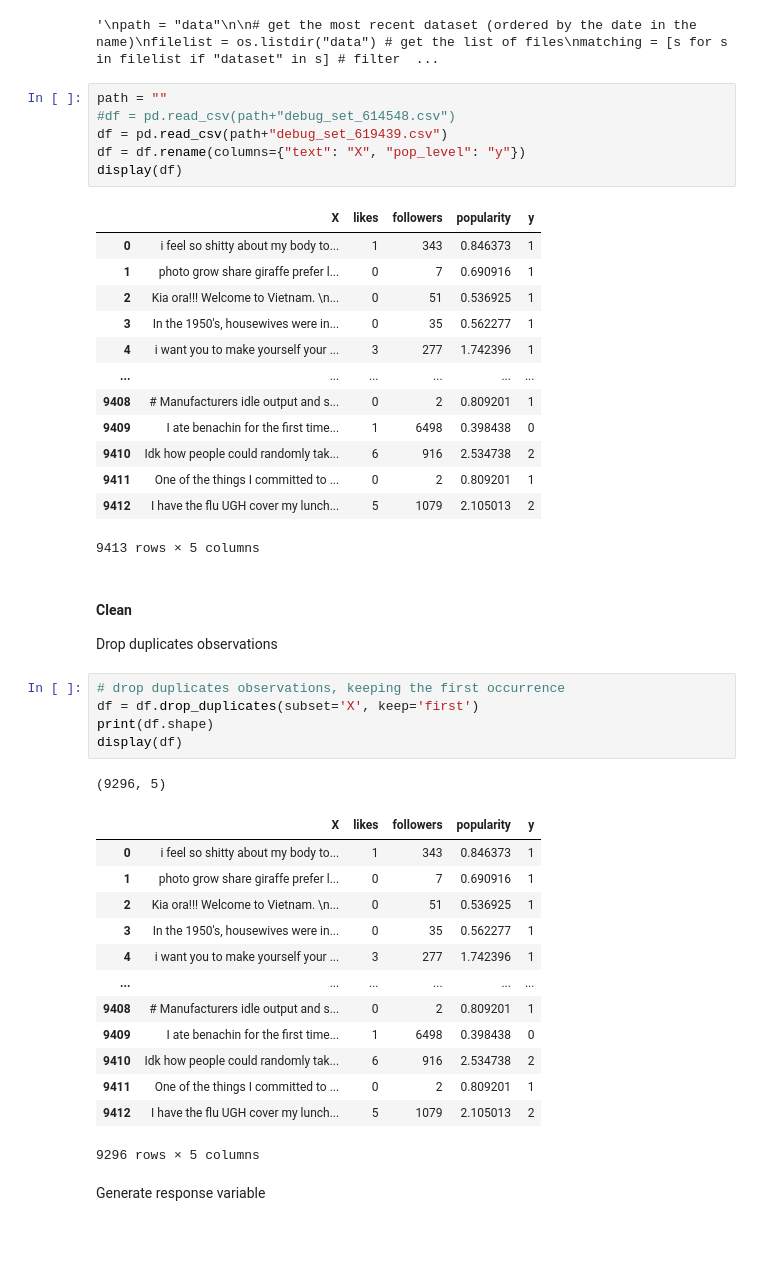
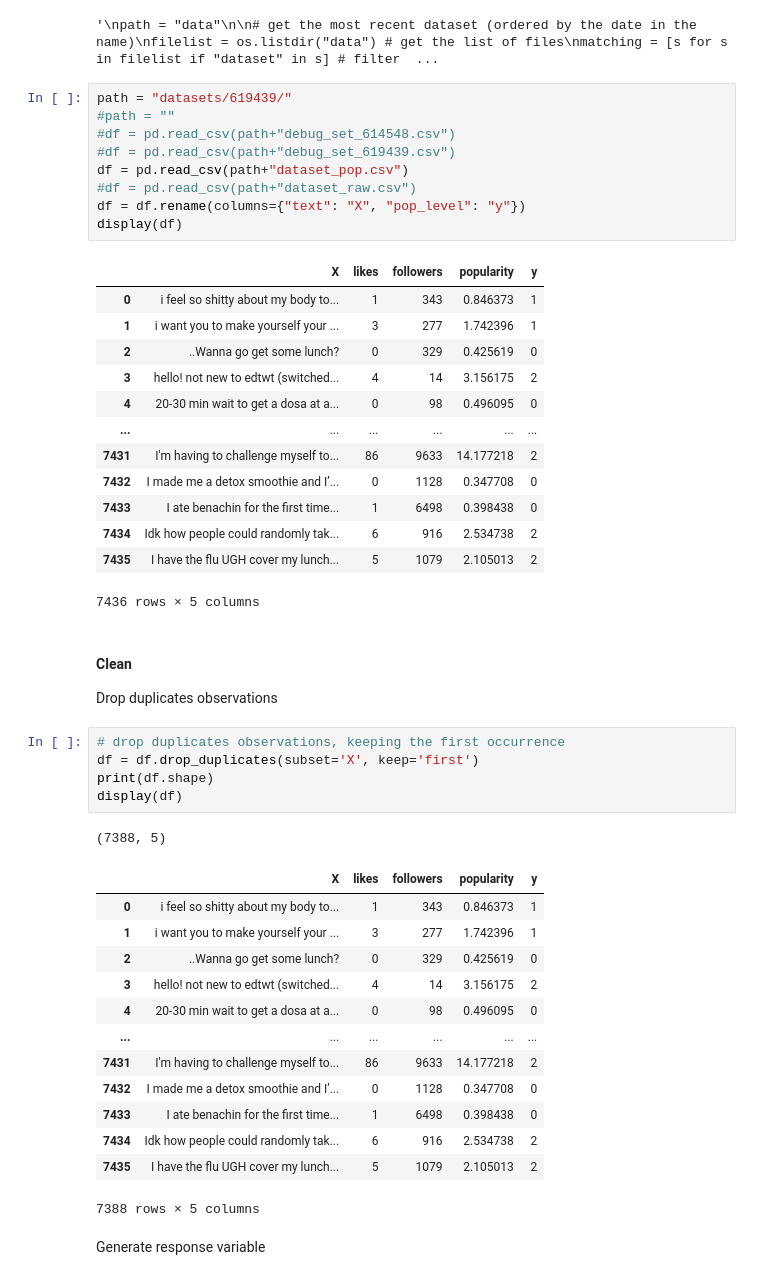
Before and after one commit to giemsei/dssc-ml, a Jupyter notebook: preprocessing.ipynb, the cells around one changed output. Drawn from its saved outputs; the diff is of its cells as text; blank space fills up the shorter version.

```diff
--- a/preprocessing.ipynb
+++ b/preprocessing.ipynb
@@ -29,25 +29,28 @@ df = df.rename(columns={"Text": "text", "Retweet": "retweet", "Likes": "likes",
 # %% [output]
 '\npath = "data"\n\n# get the most recent dataset (ordered by the date in the name)\nfilelist = os.listdir("data") # get the list of files\nmatching = [s for s in filelist if "dataset" in s] # filter  ...
 # %%
-path = ""
+path = "datasets/619439/"
+#path = ""
 #df = pd.read_csv(path+"debug_set_614548.csv")
-df = pd.read_csv(path+"debug_set_619439.csv")
+#df = pd.read_csv(path+"debug_set_619439.csv")
+df = pd.read_csv(path+"dataset_pop.csv")
+#df = pd.read_csv(path+"dataset_raw.csv")
 df = df.rename(columns={"text": "X", "pop_level": "y"})
 display(df)
 # %% [output]
 |  | X | likes | followers | popularity | y |
 | 0 | i feel so shitty about my body to... | 1 | 343 | 0.846373 | 1 |
-| 1 | photo grow share giraffe prefer l... | 0 | 7 | 0.690916 | 1 |
-| 2 | Kia ora!!! Welcome to Vietnam. \n... | 0 | 51 | 0.536925 | 1 |
-| 3 | In the 1950's, housewives were in... | 0 | 35 | 0.562277 | 1 |
-| 4 | i want you to make yourself your ... | 3 | 277 | 1.742396 | 1 |
+| 1 | i want you to make yourself your ... | 3 | 277 | 1.742396 | 1 |
+| 2 | ..Wanna go get some lunch? | 0 | 329 | 0.425619 | 0 |
+| 3 | hello! not new to edtwt (switched... | 4 | 14 | 3.156175 | 2 |
+| 4 | 20-30 min wait to get a dosa at a... | 0 | 98 | 0.496095 | 0 |
 | ... | ... | ... | ... | ... | ... |
-| 9408 | # Manufacturers idle output and s... | 0 | 2 | 0.809201 | 1 |
-| 9409 | I ate benachin for the first time... | 1 | 6498 | 0.398438 | 0 |
-| 9410 | Idk how people could randomly tak... | 6 | 916 | 2.534738 | 2 |
-| 9411 | One of the things I committed to ... | 0 | 2 | 0.809201 | 1 |
-| 9412 | I have the flu UGH cover my lunch... | 5 | 1079 | 2.105013 | 2 |
+| 7431 | I'm having to challenge myself to... | 86 | 9633 | 14.177218 | 2 |
+| 7432 | I made me a detox smoothie and I’... | 0 | 1128 | 0.347708 | 0 |
+| 7433 | I ate benachin for the first time... | 1 | 6498 | 0.398438 | 0 |
+| 7434 | Idk how people could randomly tak... | 6 | 916 | 2.534738 | 2 |
+| 7435 | I have the flu UGH cover my lunch... | 5 | 1079 | 2.105013 | 2 |
-9413 rows × 5 columns
+7436 rows × 5 columns
 # %% [markdown]
 #### Clean
 Drop duplicates observations
@@ -57,20 +60,20 @@ df = df.drop_duplicates(subset='X', keep='first')
 print(df.shape)
 display(df)
 # %% [output]
-(9296, 5)
+(7388, 5)
 |  | X | likes | followers | popularity | y |
 | 0 | i feel so shitty about my body to... | 1 | 343 | 0.846373 | 1 |
-| 1 | photo grow share giraffe prefer l... | 0 | 7 | 0.690916 | 1 |
-| 2 | Kia ora!!! Welcome to Vietnam. \n... | 0 | 51 | 0.536925 | 1 |
-| 3 | In the 1950's, housewives were in... | 0 | 35 | 0.562277 | 1 |
-| 4 | i want you to make yourself your ... | 3 | 277 | 1.742396 | 1 |
+| 1 | i want you to make yourself your ... | 3 | 277 | 1.742396 | 1 |
+| 2 | ..Wanna go get some lunch? | 0 | 329 | 0.425619 | 0 |
+| 3 | hello! not new to edtwt (switched... | 4 | 14 | 3.156175 | 2 |
+| 4 | 20-30 min wait to get a dosa at a... | 0 | 98 | 0.496095 | 0 |
 | ... | ... | ... | ... | ... | ... |
-| 9408 | # Manufacturers idle output and s... | 0 | 2 | 0.809201 | 1 |
-| 9409 | I ate benachin for the first time... | 1 | 6498 | 0.398438 | 0 |
-| 9410 | Idk how people could randomly tak... | 6 | 916 | 2.534738 | 2 |
-| 9411 | One of the things I committed to ... | 0 | 2 | 0.809201 | 1 |
-| 9412 | I have the flu UGH cover my lunch... | 5 | 1079 | 2.105013 | 2 |
+| 7431 | I'm having to challenge myself to... | 86 | 9633 | 14.177218 | 2 |
+| 7432 | I made me a detox smoothie and I’... | 0 | 1128 | 0.347708 | 0 |
+| 7433 | I ate benachin for the first time... | 1 | 6498 | 0.398438 | 0 |
+| 7434 | Idk how people could randomly tak... | 6 | 916 | 2.534738 | 2 |
+| 7435 | I have the flu UGH cover my lunch... | 5 | 1079 | 2.105013 | 2 |
-9296 rows × 5 columns
+7388 rows × 5 columns
 # %% [markdown]
 Generate response variable
 # %% [markdown]
```
Also changed, not shown: parts of 13 cells of this notebook.
